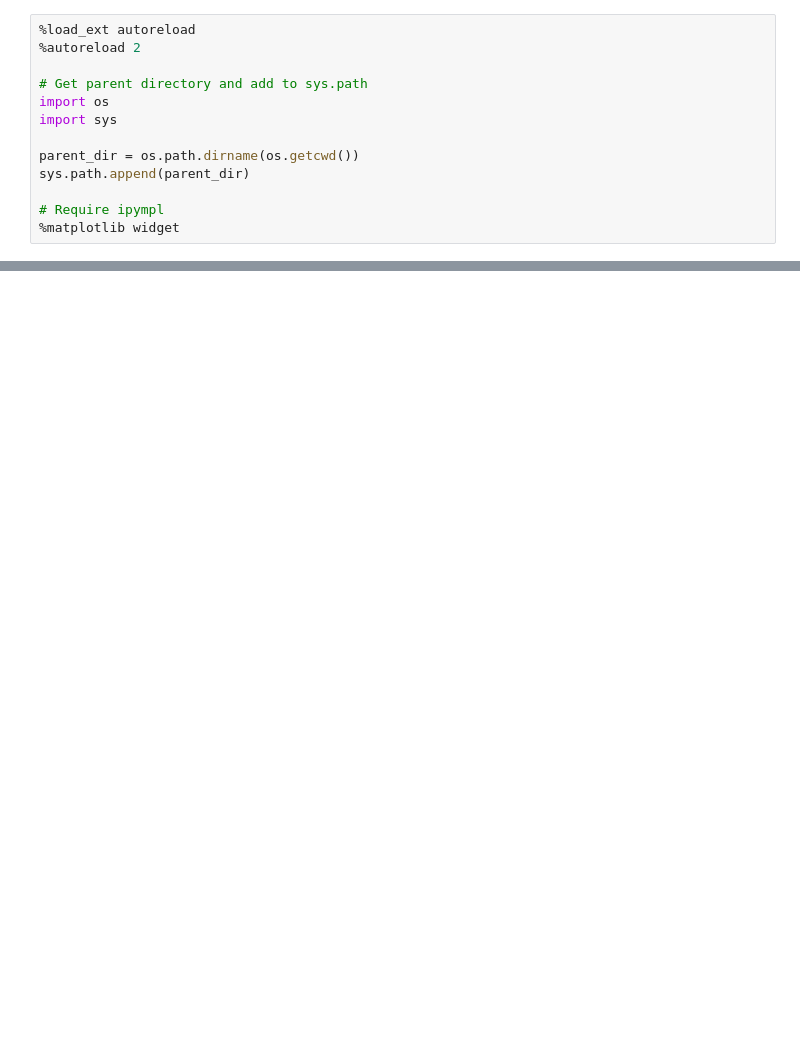
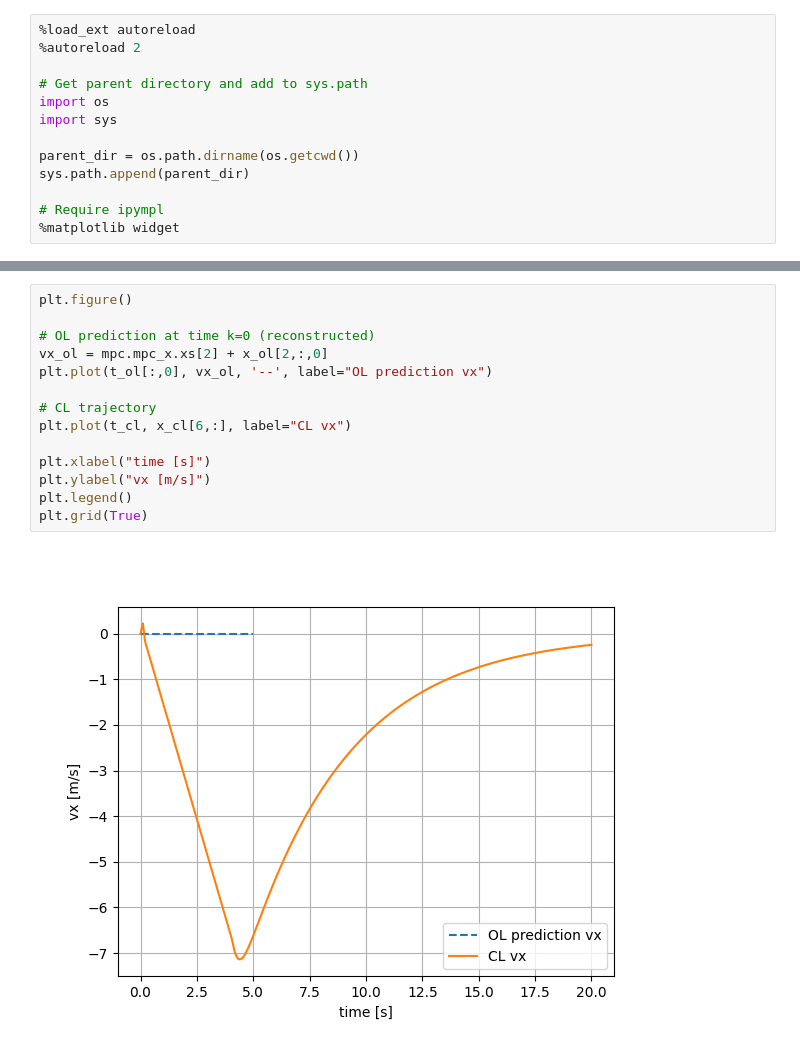
Before and after one commit to Maksymiliann/MPC-Project-EPFL, a Jupyter notebook: project/Deliverable_3_3/Deliverable_3_3.ipynb, the cells around one changed output, grey strips where cells are left out. Drawn from its saved outputs; the diff is of its cells as text; blank space fills up the shorter version.

```diff
--- a/project/Deliverable_3_3/Deliverable_3_3.ipynb
+++ b/project/Deliverable_3_3/Deliverable_3_3.ipynb
@@ -49,0 +240,16 @@ vis.animate(
+# %%
+plt.figure()
+
+# OL prediction at time k=0 (reconstructed)
+vx_ol = mpc.mpc_x.xs[2] + x_ol[2,:,0]
+plt.plot(t_ol[:,0], vx_ol, '--', label="OL prediction vx")
+
+# CL trajectory
+plt.plot(t_cl, x_cl[6,:], label="CL vx")
+
+plt.xlabel("time [s]")
+plt.ylabel("vx [m/s]")
+plt.legend()
+plt.grid(True)
+# %% [output]
+[figure, added]
```
Also changed, not shown: parts of 6 cells of this notebook, 12 other files.
